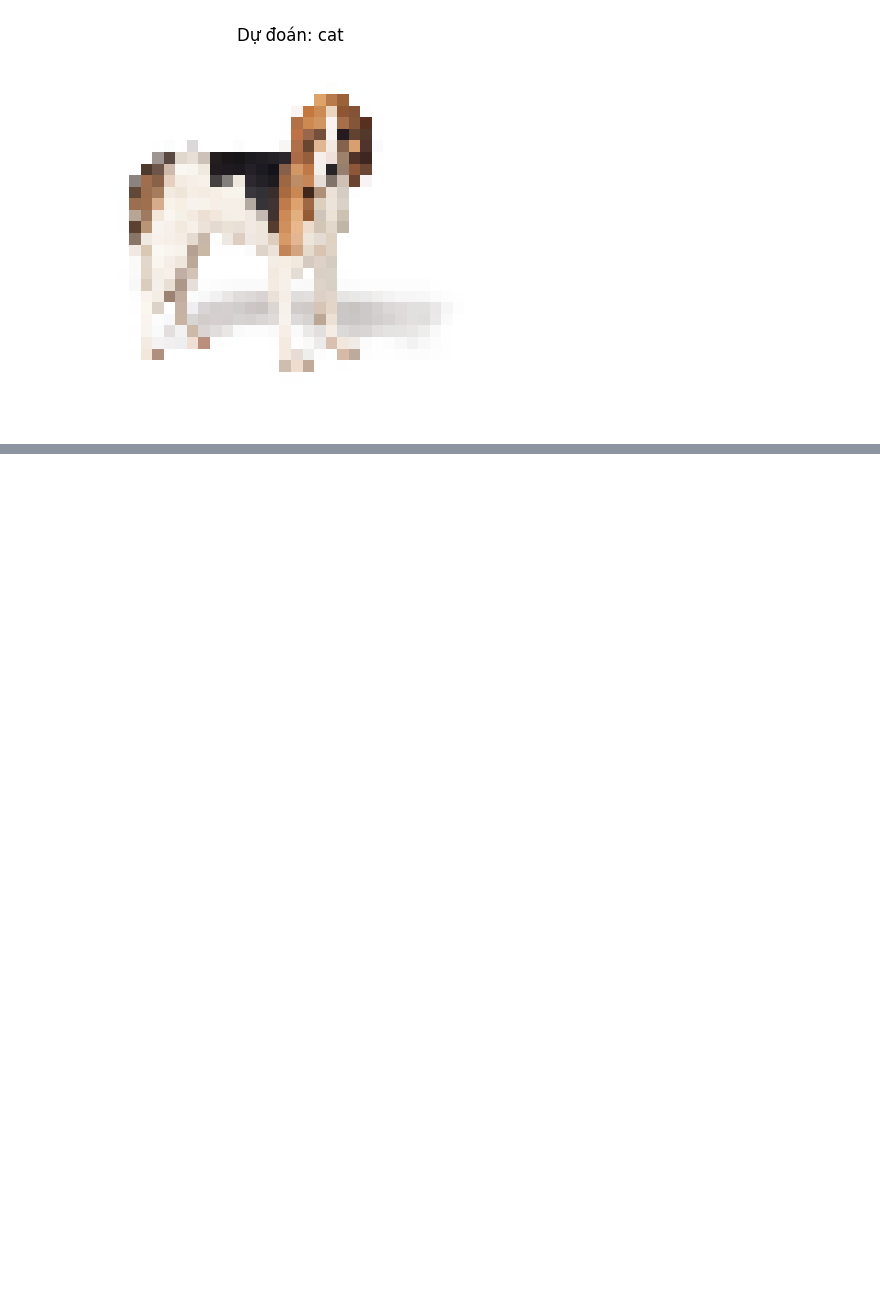
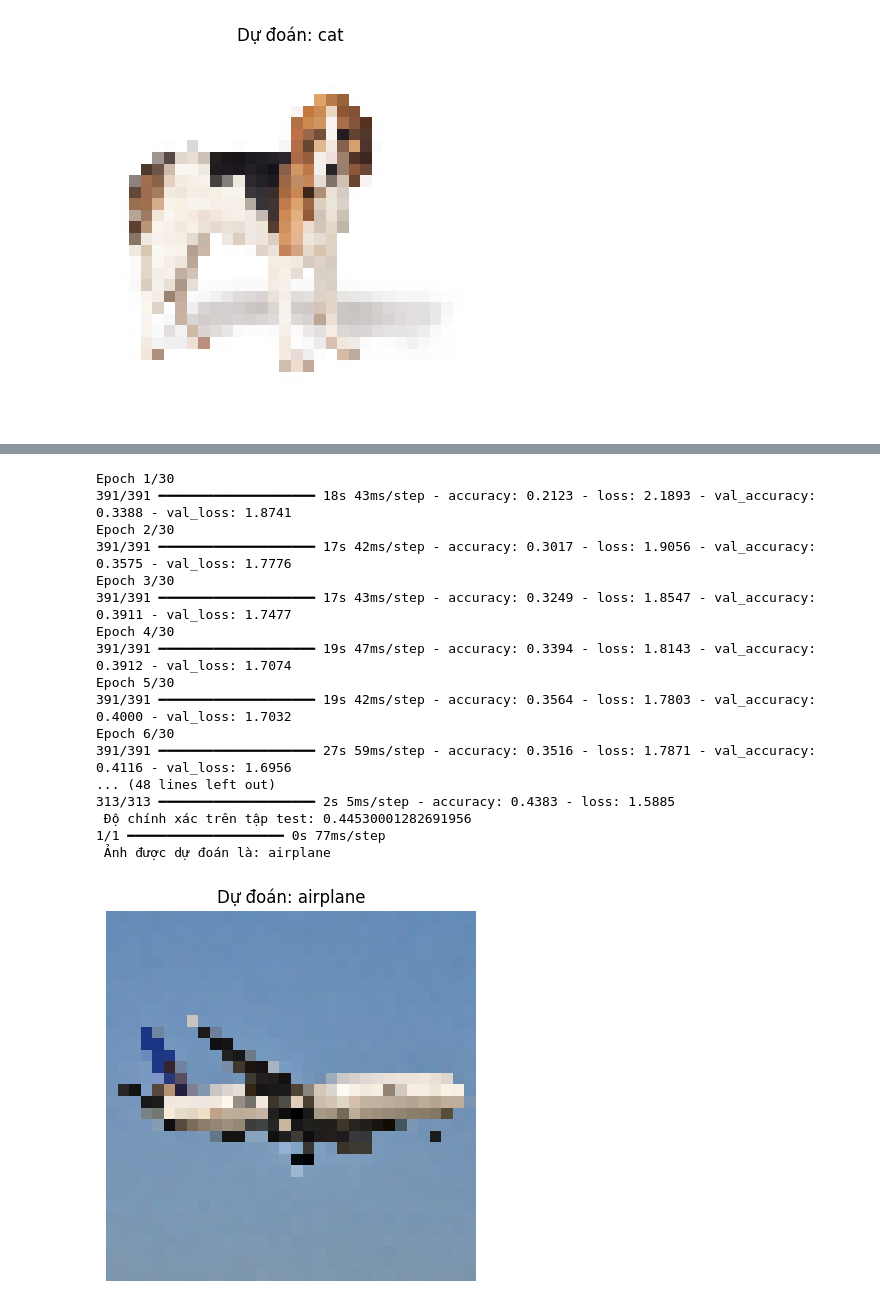
Before and after one commit to mnhtm187/Minh-T-m-31241027094, a Jupyter notebook: CIFAR10.ipynb, the cells around one changed output, grey strips where cells are left out. Drawn from its saved outputs; the diff is of its cells as text; code cells hidden in the pictures; blank space fills up the shorter version.

```diff
--- a/CIFAR10.ipynb
+++ b/CIFAR10.ipynb
@@ -501,3 +599,80 @@ plt.imshow(img.reshape(32, 32, 3))
 plt.title(f"Dự đoán: {label_names[predicted_label]}")
 plt.axis('off')
 plt.show()
+# %%
+from keras.datasets import cifar10
+from keras.models import Sequential
+from keras.layers import Dense, Dropout, Flatten
+from keras.utils import to_categorical
+from keras.preprocessing.image import load_img, img_to_array
+import matplotlib.pyplot as plt
+import numpy as np
+
+
+(x_train, y_train), (x_test, y_test) = cifar10.load_data()
+
+x_train = x_train.reshape(50000, 32 * 32 * 3).astype('float32') / 255.0
+x_test = x_test.reshape(10000, 32 * 32 * 3).astype('float32') / 255.0
+
+y_train = to_categorical(y_train, 10)
+y_test = to_categorical(y_test, 10)
+
+
+model = Sequential()
+model.add(Dense(512, activation='relu', input_shape=(3072,)))
+model.add(Dropout(0.3))
+model.add(Dense(256, activation='relu'))
+model.add(Dropout(0.3))
+model.add(Dense(10, activation='softmax'))
+
+
+model.compile(optimizer='adam',
+              loss='categorical_crossentropy',
+              metrics=['accuracy'])
+
+history = model.fit(x_train, y_train,
+                    epochs=30,
+                    batch_size=128,
+                    validation_data=(x_test, y_test))
+
+test_loss, test_acc = model.evaluate(x_test, y_test)
+print(" Độ chính xác trên tập test:", test_acc)
+
+img_path = '/content/drive/MyDrive/cifar/plane.jpg'
+
+img = load_img(img_path, target_size=(32, 32))
+img = img_to_array(img)
+img = img.astype('float32') / 255.0
+img = img.reshape(1, 32 * 32 * 3)
+
+prediction = model.predict(img)
+predicted_label = np.argmax(prediction)
+
+
+label_names = ['airplane', 'automobile', 'bird', 'cat', 'deer','dog', 'frog', 'horse', 'ship', 'truck']
+
+print(" Ảnh được dự đoán là:", label_names[predicted_label])
+
+plt.imshow(img.reshape(32, 32, 3))
+plt.title(f"Dự đoán: {label_names[predicted_label]}")
+plt.axis('off')
+plt.show()
+# %% [output]
+Epoch 1/30
+391/391 ━━━━━━━━━━━━━━━━━━━━ 18s 43ms/step - accuracy: 0.2123 - loss: 2.1893 - val_accuracy: 0.3388 - val_loss: 1.8741
+Epoch 2/30
+391/391 ━━━━━━━━━━━━━━━━━━━━ 17s 42ms/step - accuracy: 0.3017 - loss: 1.9056 - val_accuracy: 0.3575 - val_loss: 1.7776
+Epoch 3/30
+391/391 ━━━━━━━━━━━━━━━━━━━━ 17s 43ms/step - accuracy: 0.3249 - loss: 1.8547 - val_accuracy: 0.3911 - val_loss: 1.7477
+Epoch 4/30
+391/391 ━━━━━━━━━━━━━━━━━━━━ 19s 47ms/step - accuracy: 0.3394 - loss: 1.8143 - val_accuracy: 0.3912 - val_loss: 1.7074
+Epoch 5/30
+391/391 ━━━━━━━━━━━━━━━━━━━━ 19s 42ms/step - accuracy: 0.3564 - loss: 1.7803 - val_accuracy: 0.4000 - val_loss: 1.7032
+Epoch 6/30
+391/391 ━━━━━━━━━━━━━━━━━━━━ 27s 59ms/step - accuracy: 0.3516 - loss: 1.7871 - val_accuracy: 0.4116 - val_loss: 1.6956
+... (48 lines left out)
+313/313 ━━━━━━━━━━━━━━━━━━━━ 2s 5ms/step - accuracy: 0.4383 - loss: 1.5885
+ Độ chính xác trên tập test: 0.44530001282691956
+1/1 ━━━━━━━━━━━━━━━━━━━━ 0s 77ms/step
+ Ảnh được dự đoán là: airplane
+[figure, added]
```
Also changed, not shown: parts of 8 cells of this notebook.
